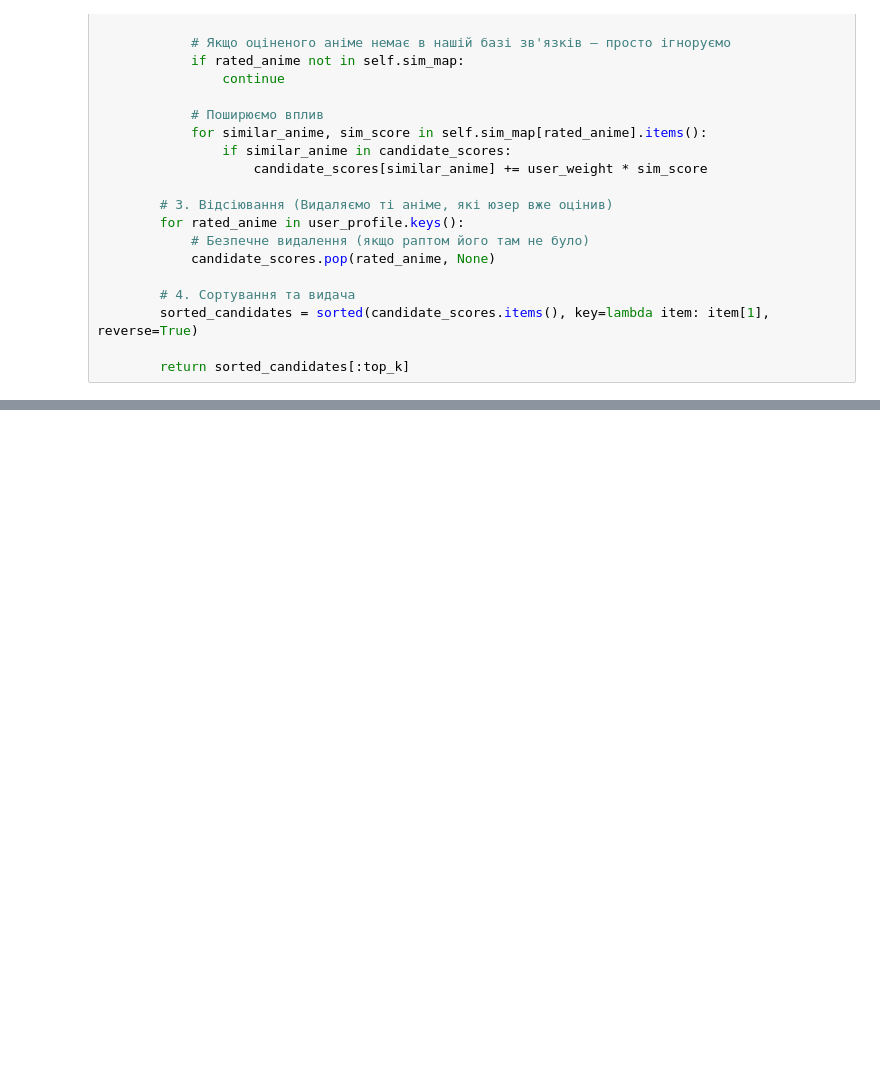
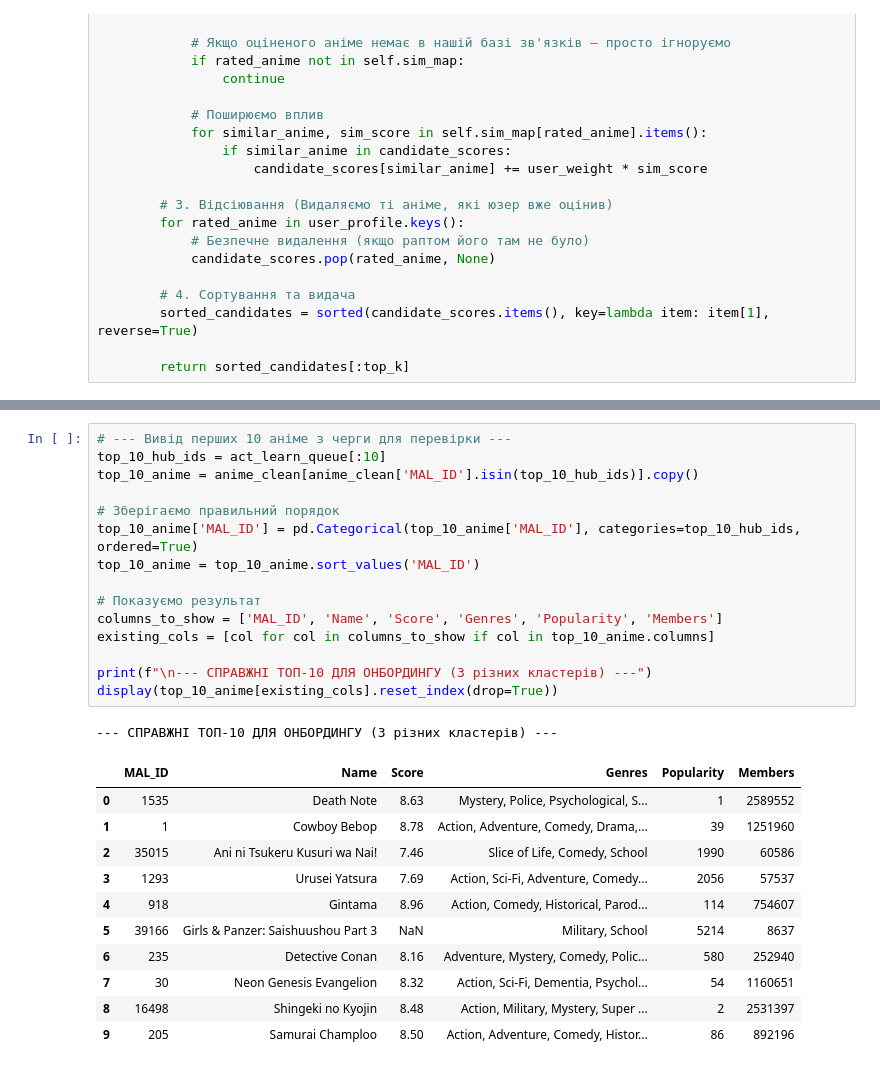
Before and after one commit to AntonBubnov/anime-rec-sys-evaluation, a Jupyter notebook: notebooks/06_model_Real-Time_Item-Based.ipynb, the cells around one changed output, grey strips where cells are left out. Cells and saved outputs as stored; diff of their text form; blank space fills up the shorter version.

Commit message:
Test smart queue: run evaluation and save results

```diff
--- a/notebooks/06_model_Real-Time_Item-Based.ipynb
+++ b/notebooks/06_model_Real-Time_Item-Based.ipynb
@@ -201,3 +331,31 @@ dtype: float64
+# %%
+# --- Вивід перших 10 аніме з черги для перевірки ---
+top_10_hub_ids = act_learn_queue[:10]
+top_10_anime = anime_clean[anime_clean['MAL_ID'].isin(top_10_hub_ids)].copy()
+
+# Зберігаємо правильний порядок
+top_10_anime['MAL_ID'] = pd.Categorical(top_10_anime['MAL_ID'], categories=top_10_hub_ids, ordered=True)
+top_10_anime = top_10_anime.sort_values('MAL_ID')
+
+# Показуємо результат
+columns_to_show = ['MAL_ID', 'Name', 'Score', 'Genres', 'Popularity', 'Members']
+existing_cols = [col for col in columns_to_show if col in top_10_anime.columns]
+
+print(f"\n--- СПРАВЖНІ ТОП-10 ДЛЯ ОНБОРДИНГУ (З різних кластерів) ---")
+display(top_10_anime[existing_cols].reset_index(drop=True))
+# %% [output]
+--- СПРАВЖНІ ТОП-10 ДЛЯ ОНБОРДИНГУ (З різних кластерів) ---
+|  | MAL_ID | Name | Score | Genres | Popularity | Members |
+| 0 | 1535 | Death Note | 8.63 | Mystery, Police, Psychological, S... | 1 | 2589552 |
+| 1 | 1 | Cowboy Bebop | 8.78 | Action, Adventure, Comedy, Drama,... | 39 | 1251960 |
+| 2 | 35015 | Ani ni Tsukeru Kusuri wa Nai! | 7.46 | Slice of Life, Comedy, School | 1990 | 60586 |
+| 3 | 1293 | Urusei Yatsura | 7.69 | Action, Sci-Fi, Adventure, Comedy... | 2056 | 57537 |
+| 4 | 918 | Gintama | 8.96 | Action, Comedy, Historical, Parod... | 114 | 754607 |
+| 5 | 39166 | Girls & Panzer: Saishuushou Part 3 | NaN | Military, School | 5214 | 8637 |
+| 6 | 235 | Detective Conan | 8.16 | Adventure, Mystery, Comedy, Polic... | 580 | 252940 |
+| 7 | 30 | Neon Genesis Evangelion | 8.32 | Action, Sci-Fi, Dementia, Psychol... | 54 | 1160651 |
+| 8 | 16498 | Shingeki no Kyojin | 8.48 | Action, Military, Mystery, Super ... | 2 | 2531397 |
+| 9 | 205 | Samurai Champloo | 8.50 | Action, Adventure, Comedy, Histor... | 86 | 892196 |
 # %%
 import matplotlib.pyplot as plt
 import seaborn as sns
```
Also changed, not shown: parts of 17 cells of this notebook.
